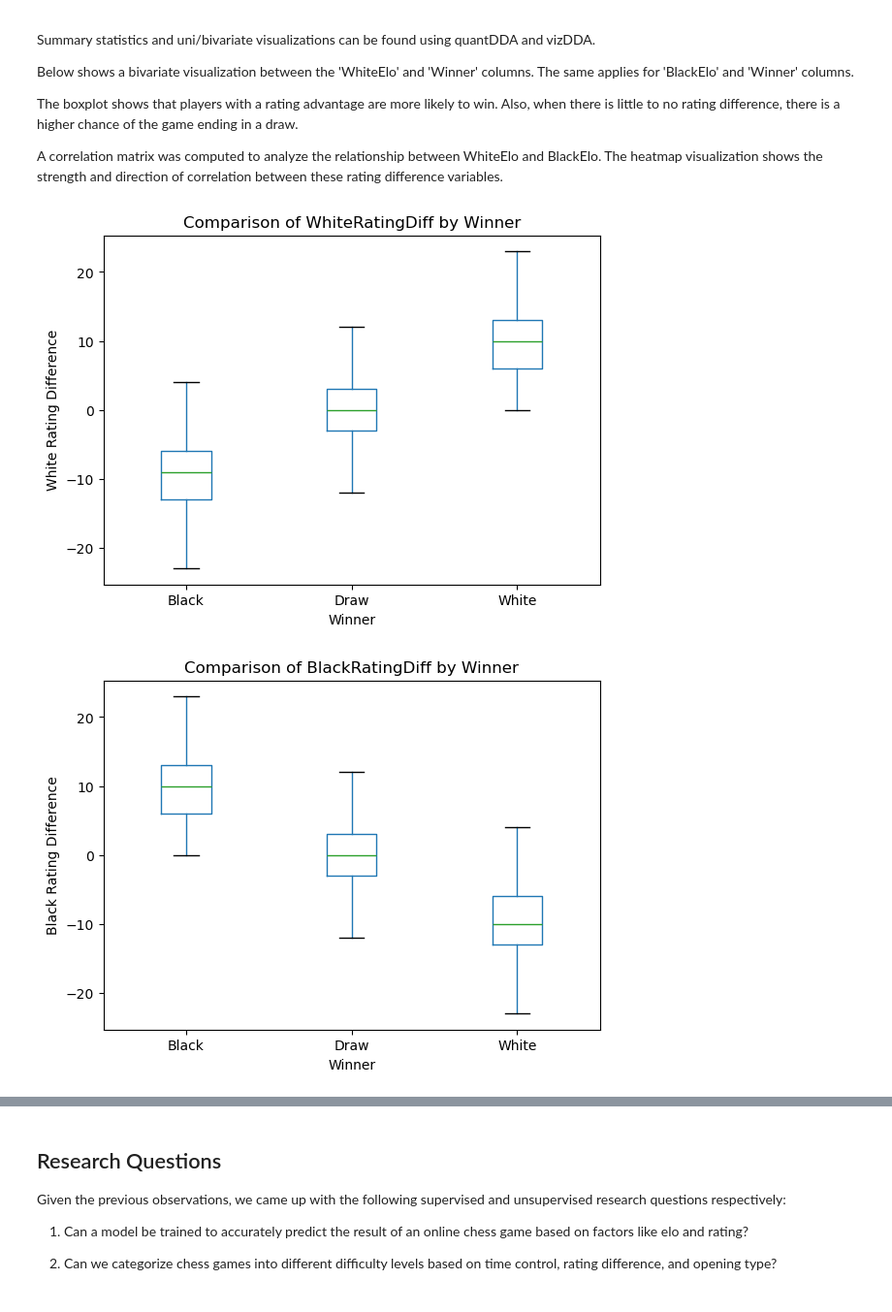
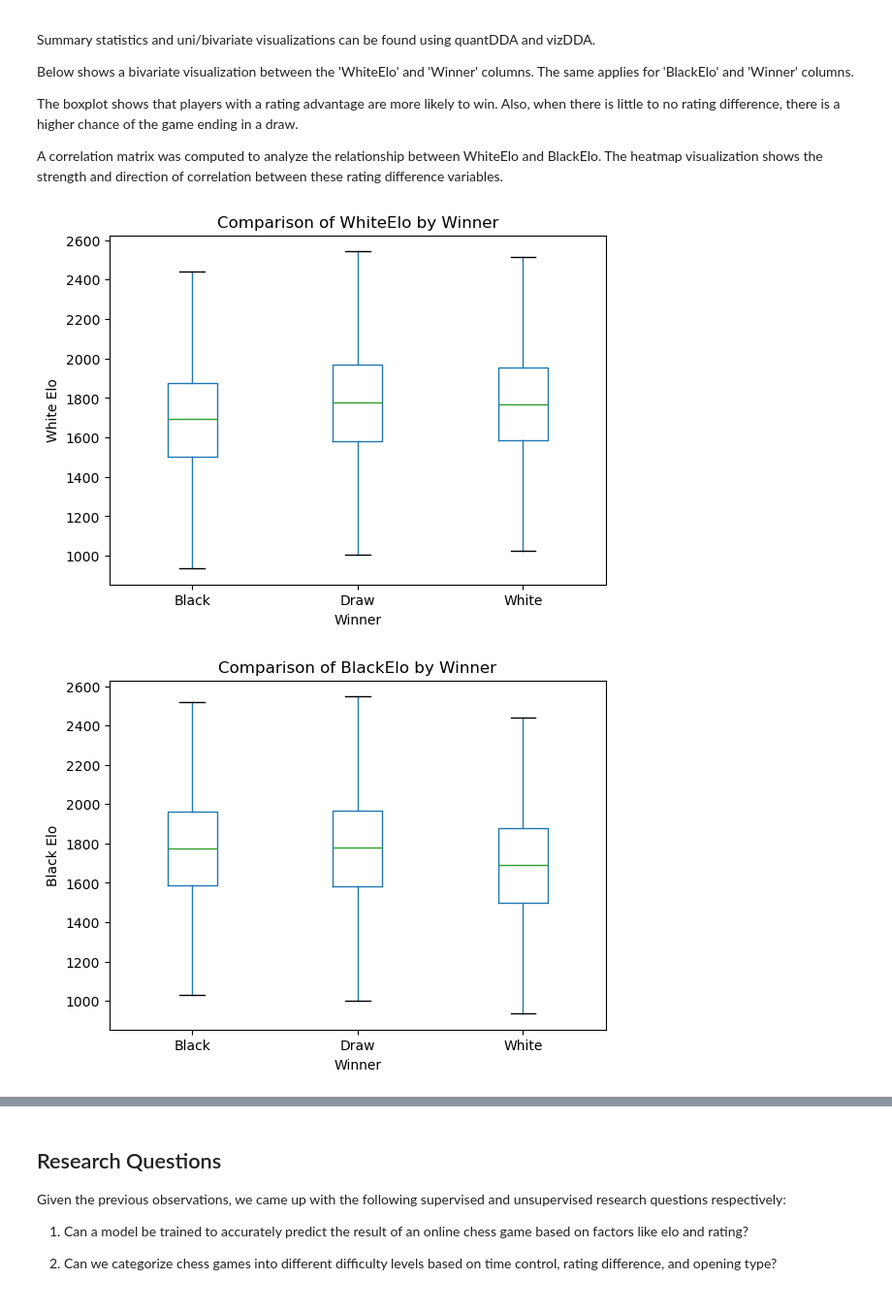
Before and after one commit to darcymccoy/chess-data-analytics, a Jupyter notebook: project.ipynb, the cells around one changed output, grey strips where cells are left out. Shown at 97% size. Cells and saved outputs as stored; diff of their text form; code cells hidden in the pictures.

```diff
--- a/project.ipynb
+++ b/project.ipynb
@@ -489,30 +489,30 @@ The boxplot shows that players with a rating advantage are more likely to win. A
 
 A correlation matrix was computed to analyze the relationship between WhiteElo and BlackElo. The heatmap visualization shows the strength and direction of correlation between these rating difference variables.
 # %%
-def boxplot_rating_diff_by_winner(df, diff_col, colour_label):
-    # Compare a rating-diff column across Winner categories (no outlier fliers)
-    required = {diff_col, "Winner"}
+def boxplot_rating_by_winner(df, elo_col, colour_label):
+    # Compare an Elo column across Winner categories
+    required = {elo_col, "Winner"}
     missing = required - set(df.columns)
     if missing:
         raise KeyError(f"Missing columns for boxplot: {missing}")
     try:
-        df.boxplot(column=diff_col, by="Winner", showfliers=False, grid=False)
-        plt.title(f"Comparison of {diff_col} by Winner")
+        df.boxplot(column=elo_col, by="Winner", showfliers=False, grid=False)
+        plt.title(f"Comparison of {elo_col} by Winner")
         plt.suptitle("")
         plt.xlabel("Winner")
-        plt.ylabel(f"{colour_label} Rating Difference")
+        plt.ylabel(f"{colour_label} Elo")
         plt.show()
     except Exception as e:
-        print(f"[boxplot] {diff_col} plot failed: {e}")
+        print(f"[boxplot] {elo_col} plot failed: {e}")
 
 
-boxplot_rating_diff_by_winner(chess_df, "WhiteRatingDiff", "White")
+boxplot_rating_by_winner(chess_df, "WhiteElo", "White")
 # %% [output]
-[figure, old version]
+[figure, new version]
 # %%
-boxplot_rating_diff_by_winner(chess_df, "BlackRatingDiff", "Black")
+boxplot_rating_by_winner(chess_df, "BlackElo", "Black")
 # %% [output]
-[figure, old version]
+[figure, new version]
 # %%
 def plot_correlation_heatmap(df, cols, title):
     # Correlation matrix heatmap for the given numeric columns
```
Also changed, not shown: parts of 3 cells of this notebook.
